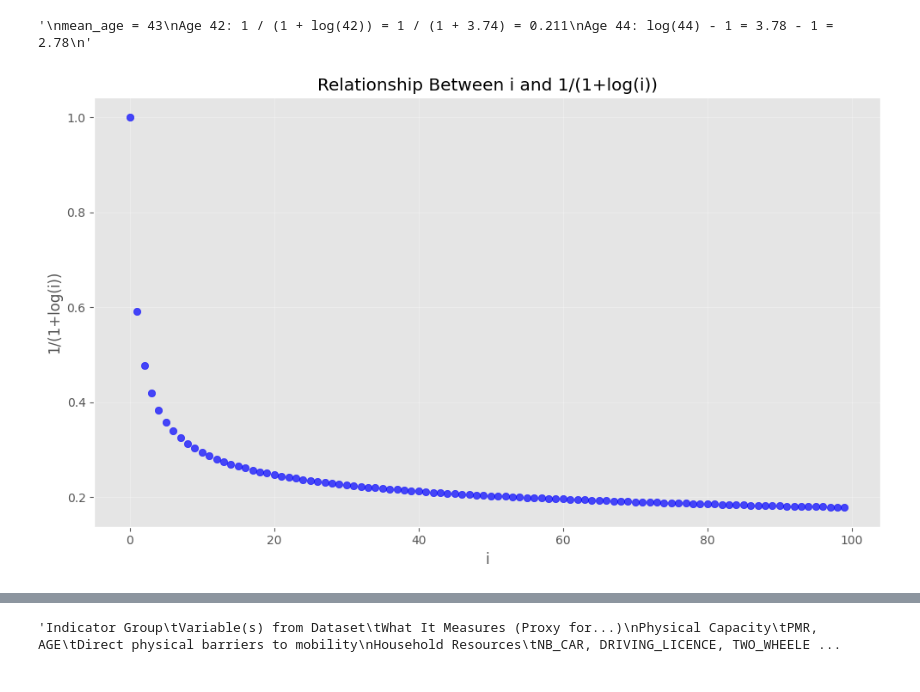
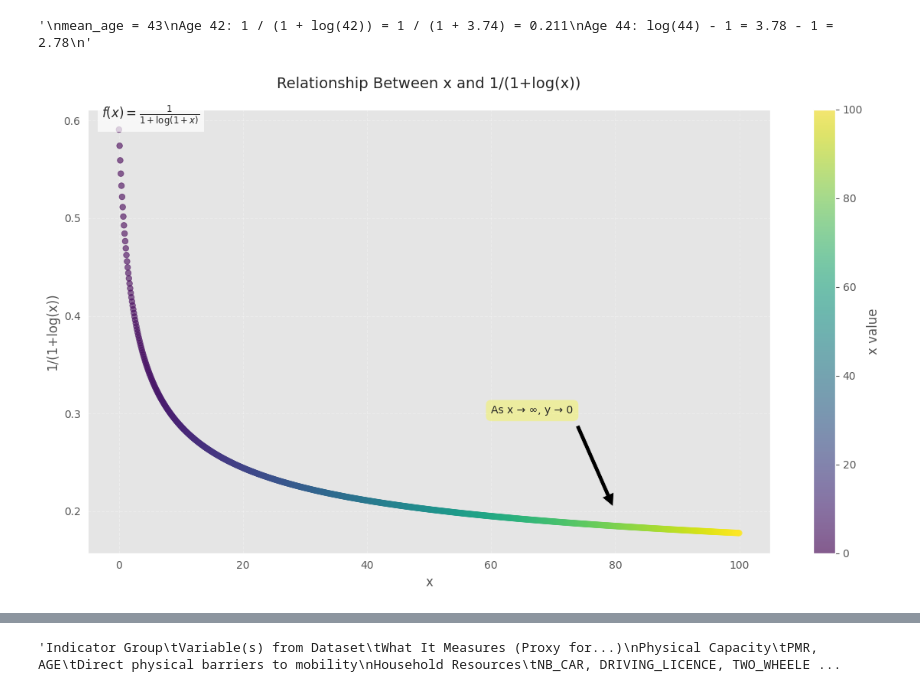
Before and after one commit to DEVOLOPER-1/Sim-Equity, a Jupyter notebook: EDA.ipynb, the cells around one changed output, grey strips where cells are left out. Cells and saved outputs as stored; diff of their text form; code cells hidden in the pictures.

```diff
--- a/EDA.ipynb
+++ b/EDA.ipynb
@@ -521,20 +828,55 @@ Age 44: log(44) - 1 = 3.78 - 1 = 2.78
 # %% [output]
 '\nmean_age = 43\nAge 42: 1 / (1 + log(42)) = 1 / (1 + 3.74) = 0.211\nAge 44: log(44) - 1 = 3.78 - 1 = 2.78\n'
 # %%
-i_s = []
-product = []
-for i in range(0, 100):  # Starting from 1 to avoid log(0)
-    i_s.append(i)
-    product.append(1/(1+log(1+i)))
+import numpy as np
+import matplotlib.pyplot as plt
 
-plt.figure(figsize=(10, 6))
-plt.scatter(i_s, product, color='blue', alpha=0.7)
-plt.title('Relationship Between i and 1/(1+log(i))')
-plt.xlabel('i')
-plt.ylabel('1/(1+log(i))')
-plt.grid(True, alpha=0.3)
+# Set the style
+plt.style.use('ggplot')
+
+# Create data points
+i_s = np.linspace(0, 100 ,1000)  # More points for smoother curve
+product = 1/(1 + np.log1p(1+ i_s))  # np.log1p is more numerically stable than log(1+x)
+
+# Create the plot
+plt.figure(figsize=(12, 7))
+
+# Main plot with gradient color
+scatter = plt.scatter(i_s, product,
+                      c=i_s,  # Color points by i value
+                      cmap='viridis',  # Use viridis colormap
+                      alpha=0.6,
+                      s=30)  # Point size
+
+# Add colorbar
+plt.colorbar(scatter, label='x value')
+
+# Customize the plot
+plt.title('Relationship Between x and 1/(1+log(x))', fontsize=14, pad=20)
+plt.xlabel('x', fontsize=12)
+plt.ylabel('1/(1+log(x))', fontsize=12)
+
+# Add grid with custom style
+plt.grid(True, linestyle='--', alpha=0.3)
+
+# Add annotations for key points
+plt.annotate(f'As x → ∞, y → 0',
+             xy=(80, 0.2),
+             xytext=(60, 0.3),
+             arrowprops=dict(facecolor='black', shrink=0.05),
+             bbox=dict(boxstyle='round,pad=0.5', fc='yellow', alpha=0.3))
+
+# Add mathematical formula
+plt.text(0.02, 0.98, r'$f(x) = \frac{1}{1 + \log(1+x)}$',
+         transform=plt.gca().transAxes,
+         fontsize=12,
+         bbox=dict(facecolor='white', edgecolor='none', alpha=0.7))
+
+# Improve layout
 plt.tight_layout()
+
+# Show plot
 plt.show()
 # %% [output]
-[figure, old version]
+[figure, new version]
 # %%
```
Also changed, not shown: parts of 7 cells of this notebook, 6 other files.
